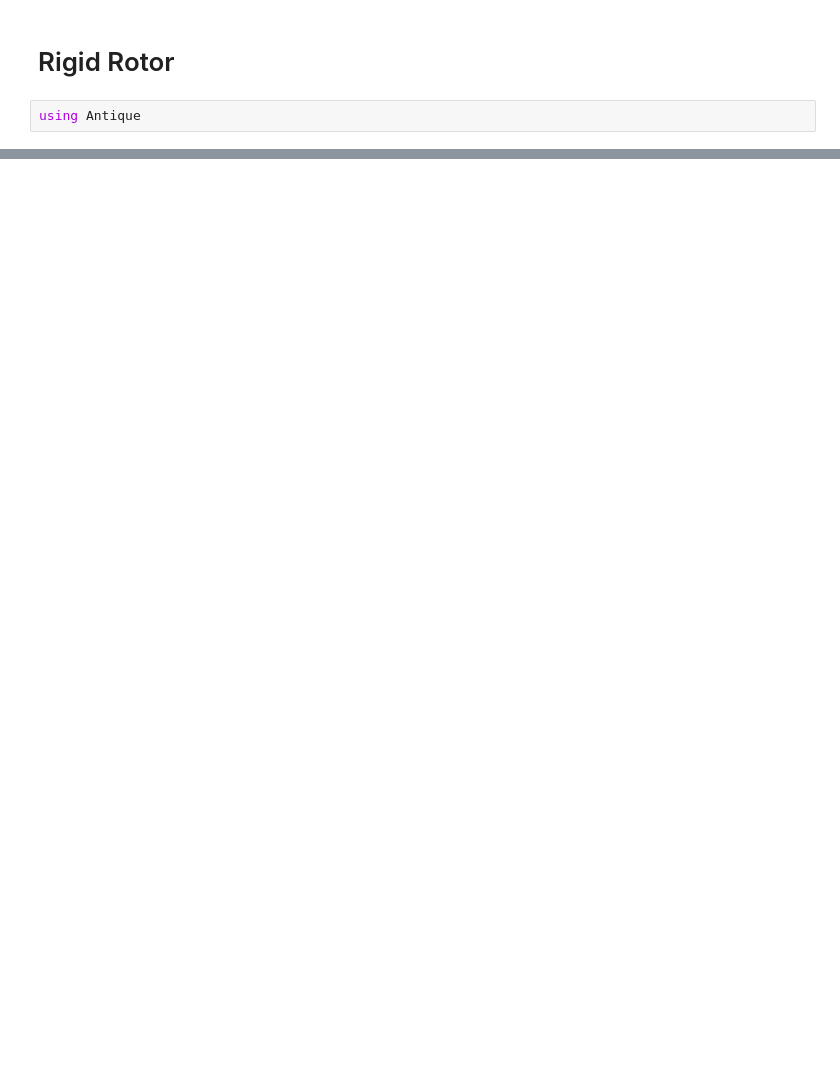
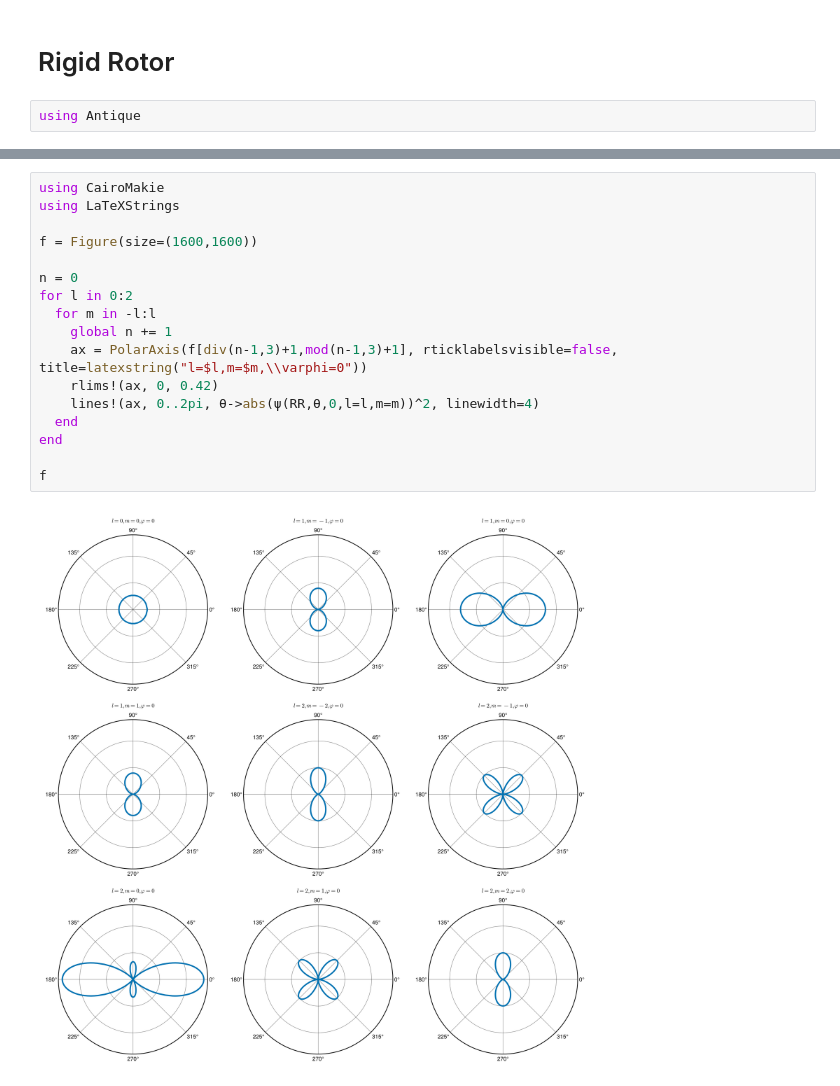
Before and after one commit to ohno/Antique.jl, a Jupyter notebook: developer/dev.ipynb, the cells around one changed output, grey strips where cells are left out. Saved outputs shown, nothing was run; the diff lists cells and outputs as text; blank space fills up the shorter version.

```diff
--- a/developer/dev.ipynb
+++ b/developer/dev.ipynb
@@ -381,0 +69,19 @@ f
+# %%
+using CairoMakie
+using LaTeXStrings
+
+f = Figure(size=(1600,1600))
+
+n = 0
+for l in 0:2
+  for m in -l:l
+    global n += 1
+    ax = PolarAxis(f[div(n-1,3)+1,mod(n-1,3)+1], rticklabelsvisible=false, title=latexstring("l=$l,m=$m,\\varphi=0"))
+    rlims!(ax, 0, 0.42)
+    lines!(ax, 0..2pi, θ->abs(ψ(RR,θ,0,l=l,m=m))^2, linewidth=4)
+  end
+end
+
+f
+# %% [output]
+[figure, added]
```
Also changed, not shown: parts of 38 cells of this notebook, 1 other file.
